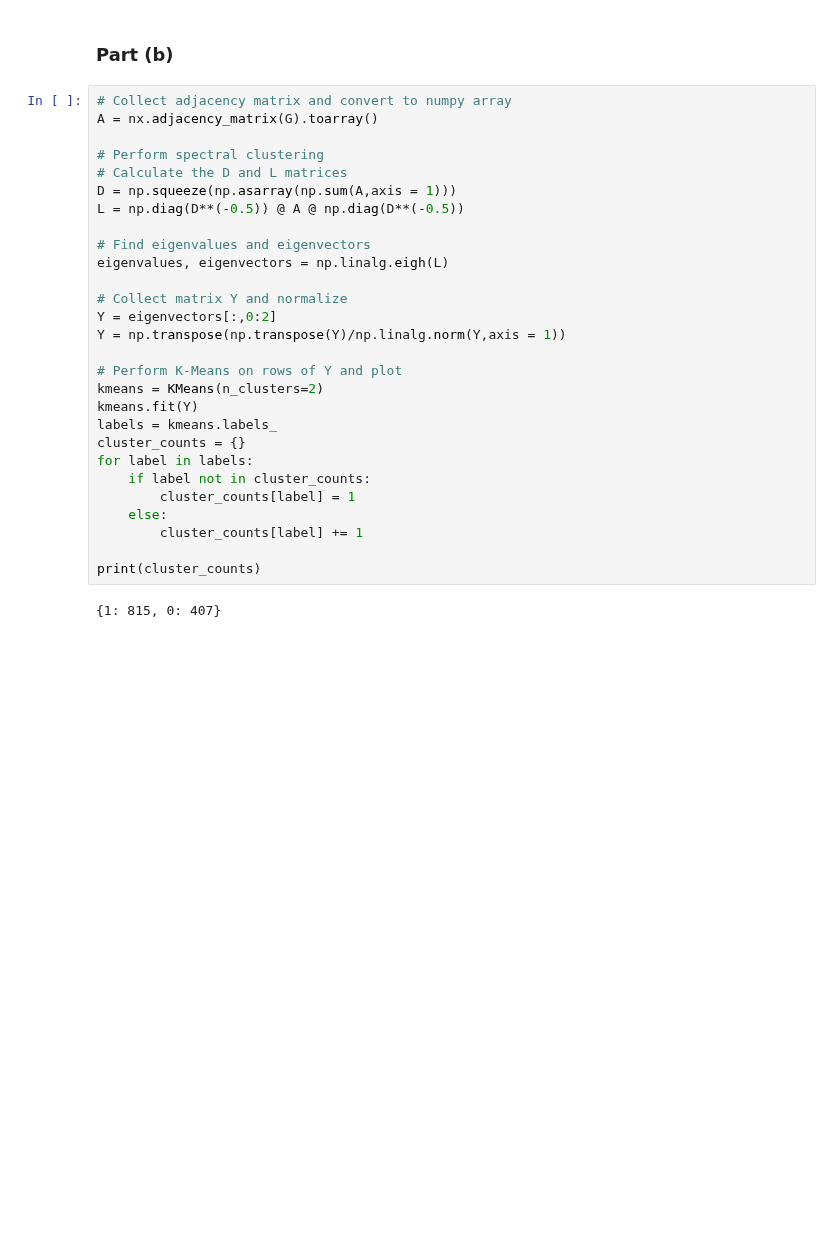
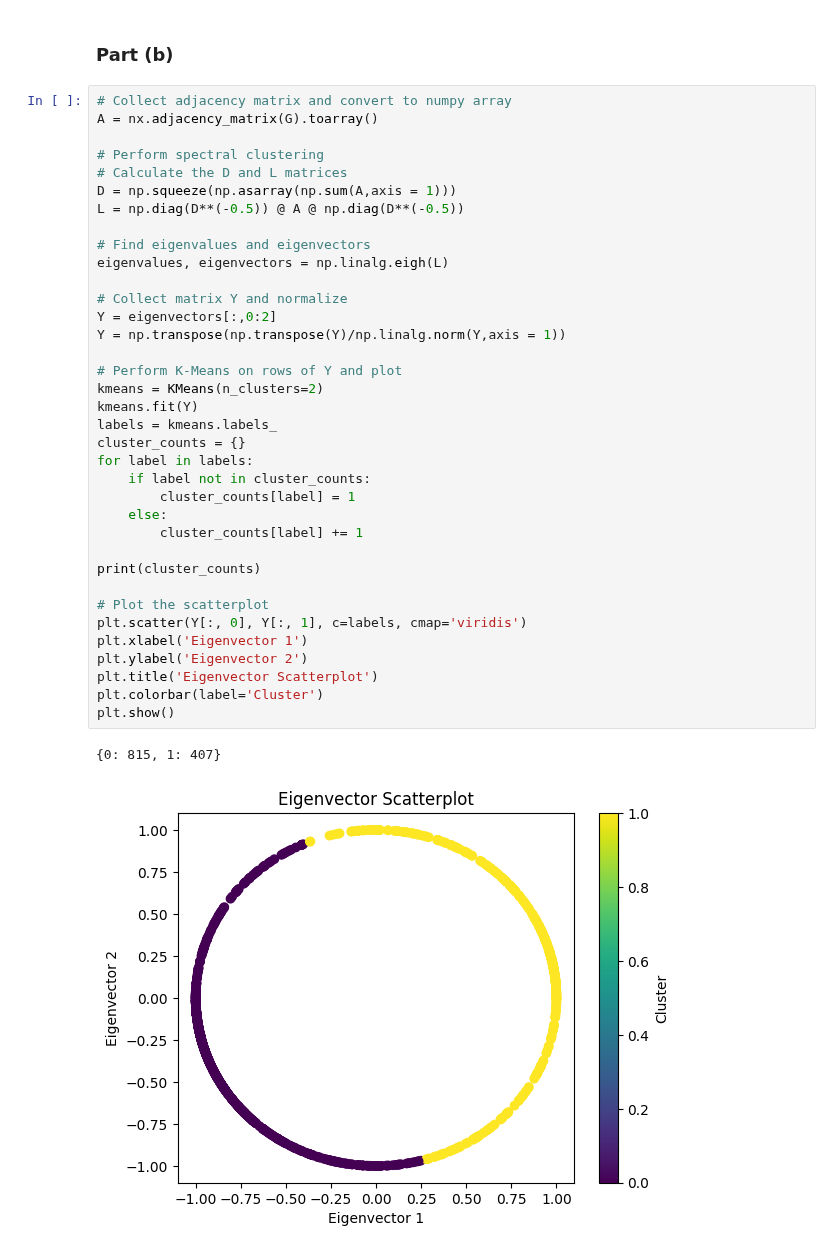
Before and after one commit to DapperDataAnalyst/Advanced-Predictive-Models, a Jupyter notebook: Peer-Graded Network Models.ipynb, the cells around one changed output. Drawn from its saved outputs; the diff is of its cells as text; blank space fills up the shorter version.

```diff
--- a/Peer-Graded Network Models.ipynb
+++ b/Peer-Graded Network Models.ipynb
@@ -33,30 +32,39 @@ There are 1,222 nodes and 16,713 edges.
 # %%
 # Collect adjacency matrix and convert to numpy array
 A = nx.adjacency_matrix(G).toarray()
 
 # Perform spectral clustering
 # Calculate the D and L matrices
 D = np.squeeze(np.asarray(np.sum(A,axis = 1)))
 L = np.diag(D**(-0.5)) @ A @ np.diag(D**(-0.5))
 
 # Find eigenvalues and eigenvectors
 eigenvalues, eigenvectors = np.linalg.eigh(L)
 
 # Collect matrix Y and normalize
 Y = eigenvectors[:,0:2]
 Y = np.transpose(np.transpose(Y)/np.linalg.norm(Y,axis = 1))
 
 # Perform K-Means on rows of Y and plot
 kmeans = KMeans(n_clusters=2)
 kmeans.fit(Y)
 labels = kmeans.labels_
 cluster_counts = {}
 for label in labels:
     if label not in cluster_counts:
         cluster_counts[label] = 1
     else:
         cluster_counts[label] += 1
 
 print(cluster_counts)
+
+# Plot the scatterplot
+plt.scatter(Y[:, 0], Y[:, 1], c=labels, cmap='viridis')
+plt.xlabel('Eigenvector 1')
+plt.ylabel('Eigenvector 2')
+plt.title('Eigenvector Scatterplot')
+plt.colorbar(label='Cluster')
+plt.show()
 # %% [output]
-{1: 815, 0: 407}
+{0: 815, 1: 407}
+[figure, added]
```
Also changed, not shown: parts of 1 cell of this notebook.
